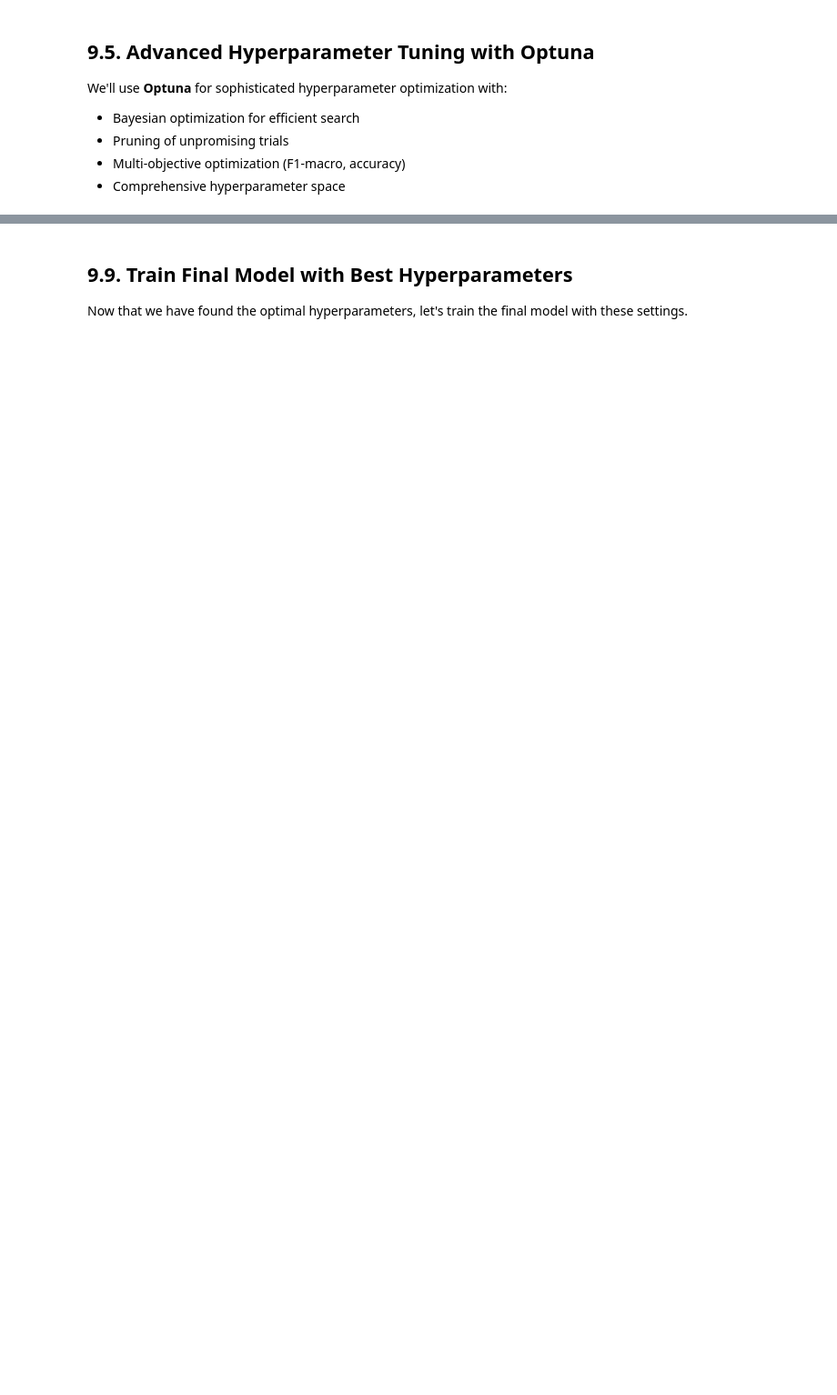
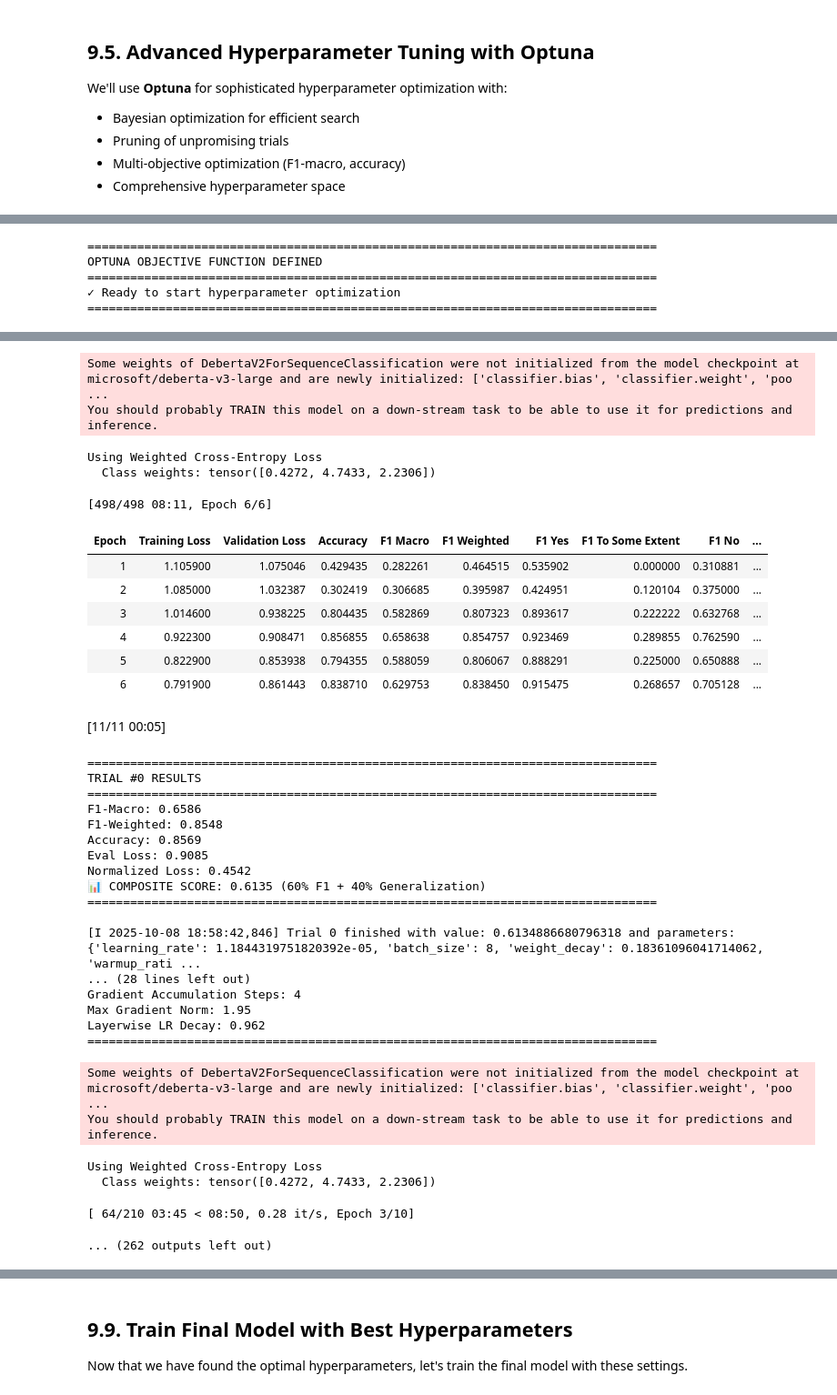
Before and after one commit to devendew/pedagogical-assessment, a Jupyter notebook: devendra/mistake_identification/mistake_microsoft_deberta_v3_large_eval_loss_hyperparameter_tuning.ipynb, the cells around one changed output, grey strips where cells are left out. Shown at 91% size. Saved outputs shown, nothing was run; the diff lists cells and outputs as text; code cells hidden in the pictures; blank space fills up the shorter version.

```diff
--- a/devendra/mistake_identification/mistake_microsoft_deberta_v3_large_eval_loss_hyperparameter_tuning.ipynb
+++ b/devendra/mistake_identification/mistake_microsoft_deberta_v3_large_eval_loss_hyperparameter_tuning.ipynb
@@ -873,7 +1040,7 @@ def objective(trial):
     print(f"{'='*80}\n")
 
     # Create output directory for this trial
-    output_dir = f'./results/optuna-trial-{trial.number}'
+    output_dir = f'./results/hyperparameter_tuning_eval_loss/optuna-trial-{trial.number}'
 
     # Training arguments with trial hyperparameters
     training_args = TrainingArguments(
@@ -978,6 +1145,15 @@ def objective(trial):
         f1_macro = eval_results['eval_f1_macro']
         accuracy = eval_results['eval_accuracy']
         f1_weighted = eval_results['eval_f1_weighted']
+        eval_loss = eval_results['eval_loss']
+
+        # COMPOSITE METRIC: Balance F1-Macro (performance) with eval_loss (generalization)
+        # Normalize eval_loss to 0-1 range (assuming typical loss range 0-2)
+        normalized_loss = min(eval_loss / 2.0, 1.0)
+
+        # Composite score: 60% F1-Macro (performance) + 40% inverse loss (generalization)
+        # Higher is better: maximize F1, minimize loss
+        composite_score = 0.6 * f1_macro + 0.4 * (1 - normalized_loss)
 
         print(f"\n{'='*80}")
         print(f"TRIAL #{trial.number} RESULTS")
@@ -985,17 +1161,20 @@ def objective(trial):
         print(f"F1-Macro: {f1_macro:.4f}")
         print(f"F1-Weighted: {f1_weighted:.4f}")
         print(f"Accuracy: {accuracy:.4f}")
+        print(f"Eval Loss: {eval_loss:.4f}")
+        print(f"Normalized Loss: {normalized_loss:.4f}")
+        print(f"📊 COMPOSITE SCORE: {composite_score:.4f} (60% F1 + 40% Generalization)")
         print(f"{'='*80}\n")
 
-        # Report intermediate values for pruning
-        trial.report(f1_macro, num_epochs)
+        # Report composite score for pruning
+        trial.report(composite_score, num_epochs)
 
         # Clean up
         del model, trainer
         if torch.cuda.is_available():
             torch.cuda.empty_cache()
 
-        return f1_macro
+        return composite_score
 
     except optuna.TrialPruned:
         print(f"\nTrial #{trial.number} was pruned.")
@@ -1009,6 +1188,12 @@ print("OPTUNA OBJECTIVE FUNCTION DEFINED")
 print("="*80)
 print("✓ Ready to start hyperparameter optimization")
 print("="*80)
+# %% [output]
+================================================================================
+OPTUNA OBJECTIVE FUNCTION DEFINED
+================================================================================
+✓ Ready to start hyperparameter optimization
+================================================================================
 # %%
 # ============================================================================
 # RUN HYPERPARAMETER OPTIMIZATION
@@ -1023,7 +1208,7 @@ N_JOBS = 1  # Number of parallel jobs (1 for GPU to avoid OOM)
 # We use TPE (Tree-structured Parzen Estimator) sampler for Bayesian optimization
 # And Hyperband pruner for early stopping of unpromising trials
 study = optuna.create_study(
-    direction='maximize',  # Maximize F1-macro
+    direction='maximize',  # Maximize composite score (F1-Macro + Generalization)
     sampler=optuna.samplers.TPESampler(
         seed=42,
         n_startup_trials=10,  # Random trials before using Bayesian optimization
@@ -1034,11 +1219,11 @@ study = optuna.create_study(
         max_resource=HyperparameterConfig.EPOCHS_MAX,
         reduction_factor=3,
     ),
-    study_name='deberta-mistake-identification'
+    study_name='deberta-mistake-identification-composite-score'
 )
 
 print("="*80)
-print("STARTING HYPERPARAMETER OPTIMIZATION")
+print("STARTING HYPERPARAMETER OPTIMIZATION (Composite Score: 60% F1 + 40% Generalization)")
 print("="*80)
 print(f"\nStudy Configuration:")
 print(f"  - Number of trials: {N_TRIALS}")
@@ -1046,7 +1231,9 @@ print(f"  - Timeout: {TIMEOUT if TIMEOUT else 'No limit'}")
 print(f"  - Parallel jobs: {N_JOBS}")
 print(f"  - Sampler: TPE (Tree-structured Parzen Estimator)")
 print(f"  - Pruner: Hyperband")
-print(f"  - Objective: Maximize F1-Macro")
+print(f"  - Objective: Maximize Composite Score")
+print(f"  - Composite Formula: 0.6 * F1-Macro + 0.4 * (1 - normalized_loss)")
+print(f"  - Goal: Balance high F1-Macro (>0.70) with strong generalization")
 print(f"\n{'='*80}\n")
 
 # Run the optimization
@@ -1061,8 +1248,4 @@ study.optimize(
 print(f"\n{'='*80}")
 print("OPTIMIZATION COMPLETED")
 print(f"{'='*80}")
-print(f"\nNumber of finished trials: {len(study.trials)}")
-print(f"Number of pruned trials: {len([t for t in study.trials if t.state == optuna.trial.TrialState.PRUNED])}")
-print(f"Number of complete trials: {len([t for t in study.trials if t.state == optuna.trial.TrialState.COMPLETE])}")
-print(f"Number of failed trials: {len([t for t in study.trials if t.state == optuna.trial.TrialState.FAIL])}")
-print(f"\n{'='*80}")
+# %% [output]
@@ -1068,0 +1282,36 @@ print(f"\n{'='*80}")
+Some weights of DebertaV2ForSequenceClassification were not initialized from the model checkpoint at microsoft/deberta-v3-large and are newly initialized: ['classifier.bias', 'classifier.weight', 'poo ...
+You should probably TRAIN this model on a down-stream task to be able to use it for predictions and inference.
+Using Weighted Cross-Entropy Loss
+  Class weights: tensor([0.4272, 4.7433, 2.2306])
+[498/498 08:11, Epoch 6/6]
+| Epoch | Training Loss | Validation Loss | Accuracy | F1 Macro | F1 Weighted | F1 Yes | F1 To Some Extent | F1 No | ... |
+| 1 | 1.105900 | 1.075046 | 0.429435 | 0.282261 | 0.464515 | 0.535902 | 0.000000 | 0.310881 | ... |
+| 2 | 1.085000 | 1.032387 | 0.302419 | 0.306685 | 0.395987 | 0.424951 | 0.120104 | 0.375000 | ... |
+| 3 | 1.014600 | 0.938225 | 0.804435 | 0.582869 | 0.807323 | 0.893617 | 0.222222 | 0.632768 | ... |
+| 4 | 0.922300 | 0.908471 | 0.856855 | 0.658638 | 0.854757 | 0.923469 | 0.289855 | 0.762590 | ... |
+| 5 | 0.822900 | 0.853938 | 0.794355 | 0.588059 | 0.806067 | 0.888291 | 0.225000 | 0.650888 | ... |
+| 6 | 0.791900 | 0.861443 | 0.838710 | 0.629753 | 0.838450 | 0.915475 | 0.268657 | 0.705128 | ... |
+[11/11 00:05]
+================================================================================
+TRIAL #0 RESULTS
+================================================================================
+F1-Macro: 0.6586
+F1-Weighted: 0.8548
+Accuracy: 0.8569
+Eval Loss: 0.9085
+Normalized Loss: 0.4542
+📊 COMPOSITE SCORE: 0.6135 (60% F1 + 40% Generalization)
+================================================================================
+
+[I 2025-10-08 18:58:42,846] Trial 0 finished with value: 0.6134886680796318 and parameters: {'learning_rate': 1.1844319751820392e-05, 'batch_size': 8, 'weight_decay': 0.18361096041714062, 'warmup_rati ...
+... (28 lines left out)
+Gradient Accumulation Steps: 4
+Max Gradient Norm: 1.95
+Layerwise LR Decay: 0.962
+================================================================================
+Some weights of DebertaV2ForSequenceClassification were not initialized from the model checkpoint at microsoft/deberta-v3-large and are newly initialized: ['classifier.bias', 'classifier.weight', 'poo ...
+You should probably TRAIN this model on a down-stream task to be able to use it for predictions and inference.
+Using Weighted Cross-Entropy Loss
+  Class weights: tensor([0.4272, 4.7433, 2.2306])
+[ 64/210 03:45 < 08:50, 0.28 it/s, Epoch 3/10]
+... (262 outputs left out)
```
Also changed, not shown: parts of 28 cells of this notebook, 15 other files.
